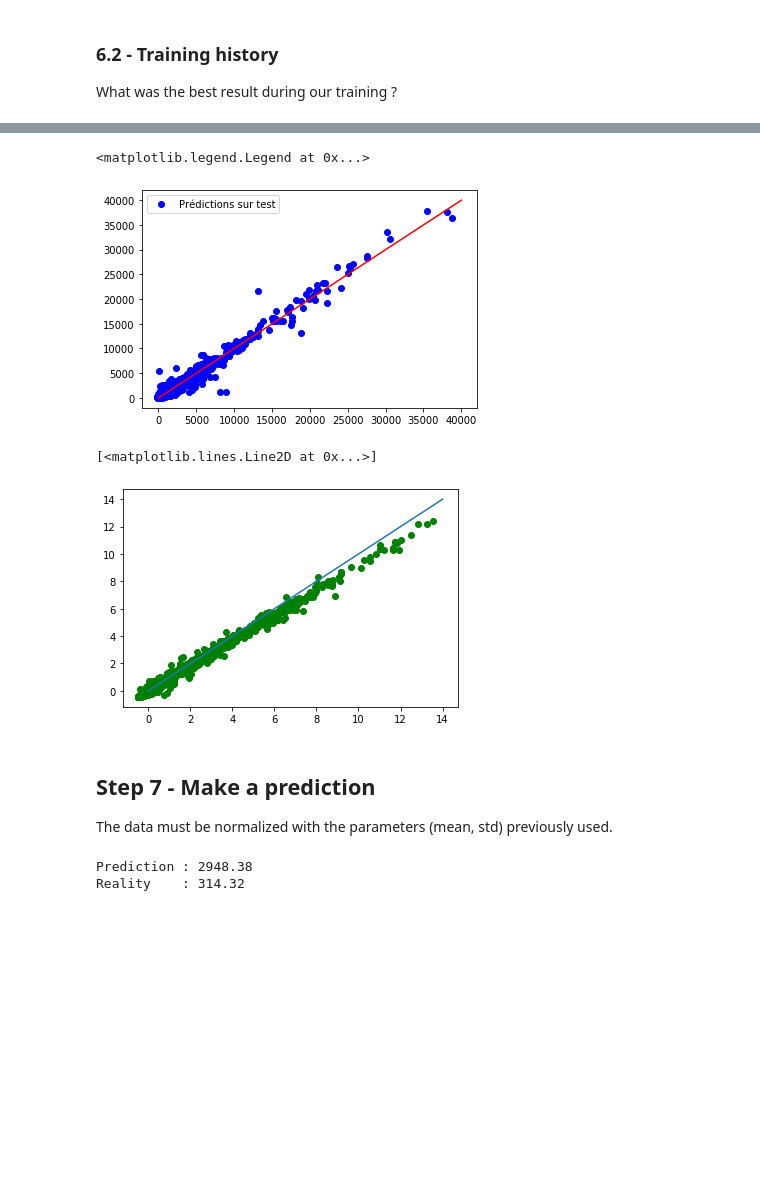
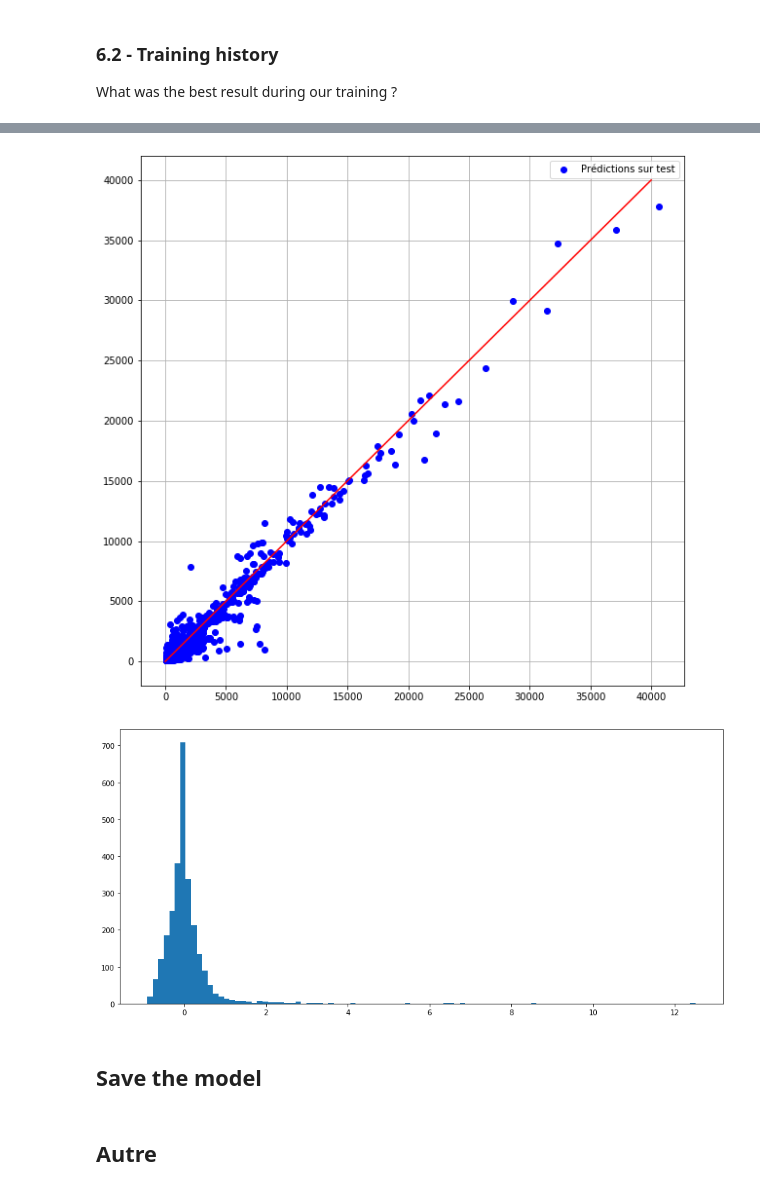
Before and after one commit to scastets/Projet4MA_Hydrologie, a Jupyter notebook: Notebooks/Apprentissage_ANN_HydroSwot.ipynb, the cells around one changed output, grey strips where cells are left out. Saved outputs shown, nothing was run; the diff lists cells and outputs as text; code cells hidden in the pictures; blank space fills up the shorter version.

```diff
--- a/Notebooks/Apprentissage_ANN_HydroSwot.ipynb
+++ b/Notebooks/Apprentissage_ANN_HydroSwot.ipynb
@@ -195,7 +209,7 @@ def get_model_v1(shape,n_layers,n_neurons):
 
     model.add(keras.layers.Dense(1, name='Output'))
     model.compile(optimizer = 'adam',
-                  loss      = 'mse',
+                  loss      = 'mae',
                   metrics   = ['mae', 'mse'] )
     return model
 # %% [markdown]
@@ -203,7 +217,7 @@ def get_model_v1(shape,n_layers,n_neurons):
 ### 5.1 - Get it
 # %%
 shape = data.shape[1]-1
-n_layers = 5
+n_layers = 10
 n_neurons = 32
 model=get_model_v1((shape,),n_layers,n_neurons)
 
@@ -228,3 +242,6 @@ Non-trainable params: 0
 _________________________________________________________________
 # %% [markdown]
 ### 5.2 Train it
+# %%
+x_train, y_train , x_test, y_test = shuffle(data)
+x_train, y_train , x_test, y_test = normalization(x_train,y_train,x_test,y_test)
@@ -231,7 +275,9 @@ _________________________________________________________________
 # %%
+ep = 50
+
 history = model.fit(x_train,
                     y_train,
-                    epochs          = 100,
+                    epochs          = ep,
                     batch_size = 50,
                     verbose         = 0,
                     validation_data = (x_test, y_test))
@@ -316,19 +351,12 @@ No handles with labels found to put in legend.
 # %%
+plt.figure(figsize=(10,10))
 plt.plot(y_test,model.predict(x_test),'bo',label='Prédictions sur test')
 x = np.arange(0,40000)
 plt.plot(x,x,'r')
+#plt.plot(x,x+0.20*x,'--g')
+#plt.plot(x,x-0.20*x,'--g')
 plt.legend()
+plt.grid()
+plt.show()
 # %% [output]
-<matplotlib.legend.Legend at 0x...>
-[figure, old version]
+[figure, new version]
-# %%
-# en option
-plt.plot(y_train,model.predict(x_train),'go')
-plt.plot(x,x)
-plt.show()
-# %% [output]
-[<matplotlib.lines.Line2D at 0x...>]
-[figure, removed]
-# %% [markdown]
-## Step 7 - Make a prediction
-The data must be normalized with the parameters (mean, std) previously used.
@@ -341,9 +363,10 @@ my_data=np.array(my_data).reshape(1,7)
-# %%
-predictions = model.predict( my_data )
-
-
-print("Prediction : {:.2f} ".format(predictions[0][0]))
-print("Reality    : {:.2f} ".format(real_price))
-# %% [output]
-Prediction : 2948.38
-Reality    : 314.32
+# %%
+yt = y_test.reshape(y_test.shape[0],1)
+plt.figure(figsize=(15,7))
+plt.hist((model.predict(x_test)-yt)/yt,bins=100)
+#plt.ylim(0,50)
+plt.show()
+# %% [output]
+[figure, added]
+# %% [markdown]
+## Save the model
@@ -350,3 +375,5 @@ Reality    : 314.32
+# %% [markdown]
+## Autre
 # %%
 print("Weights and biases of the layers after training the model: \n")
 for layer in model.layers:
```
Also changed, not shown: parts of 28 cells of this notebook.
